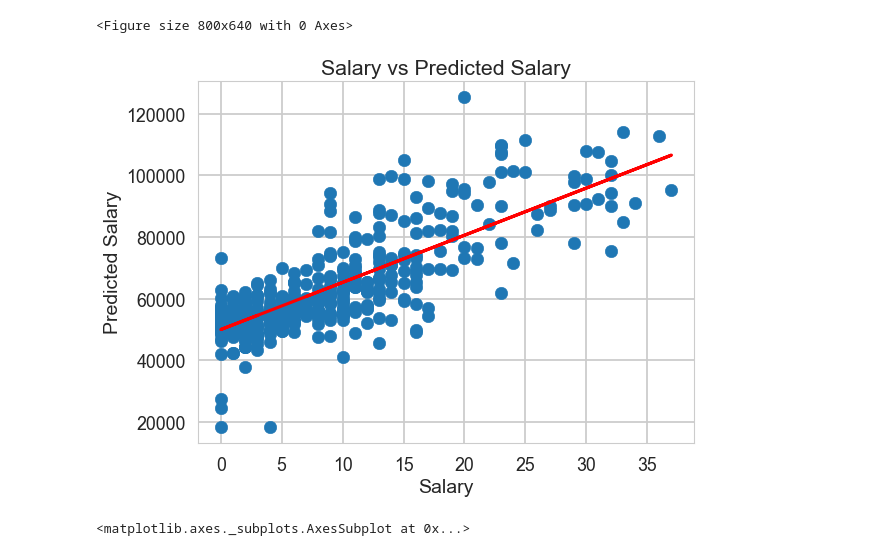
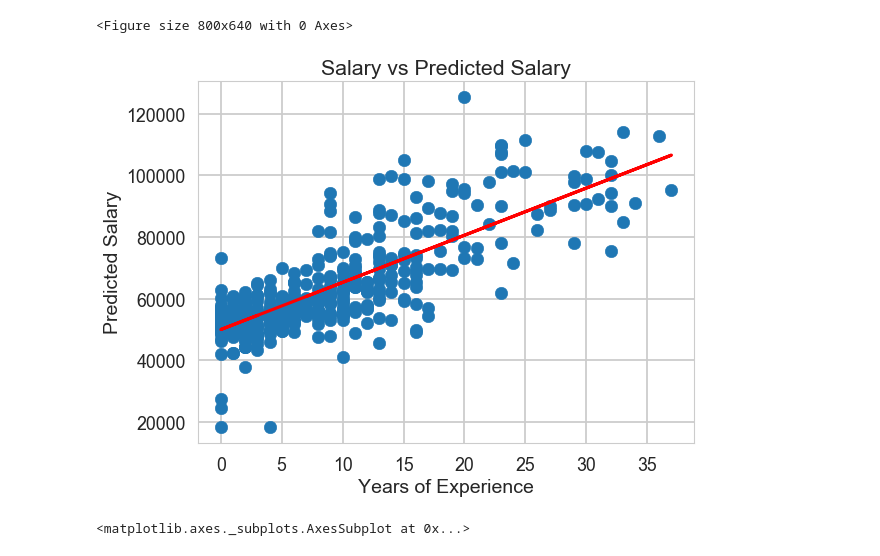
Before and after one commit to cnvdya/ML_Work, a Jupyter notebook: LinearRegression/SchoolTeacher_Salary_Prediction-2.ipynb, the cells around one changed output. Drawn from its saved outputs; the diff is of its cells as text; code cells hidden in the pictures.

```diff
--- a/LinearRegression/SchoolTeacher_Salary_Prediction-2.ipynb
+++ b/LinearRegression/SchoolTeacher_Salary_Prediction-2.ipynb
@@ -238,18 +238,18 @@ Y_pred_sal = lm.predict(X_test1)
 # %%
 from matplotlib.pyplot import figure
 
 figure(num=None, figsize=(8, 6), dpi=80, facecolor='w', edgecolor='k')
 
 
 plt.scatter(X_test1, Y_test1)
 plt.plot(X_test1, Y_pred_sal, c='r')
 
 
-plt.xlabel("Salary")
+plt.xlabel("Years of Experience")
 plt.ylabel("Predicted Salary")
 plt.title("Salary vs Predicted Salary");
 # %% [output]
-[figure, old version]
+[figure, new version]
 # %%
 sns.distplot((Y_test1-Y_pred_sal))
 # %% [output]
```
Also changed, not shown: parts of 4 cells of this notebook.
